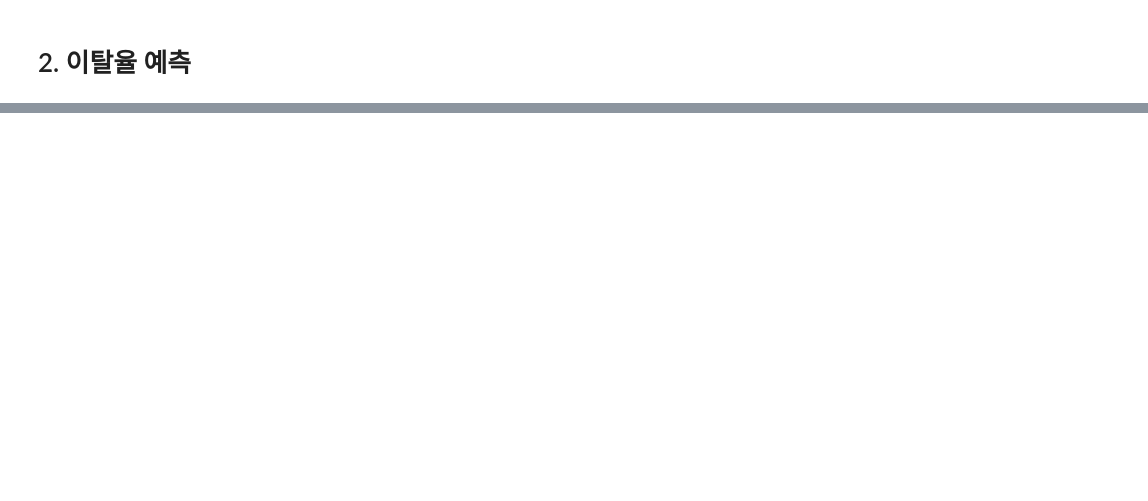
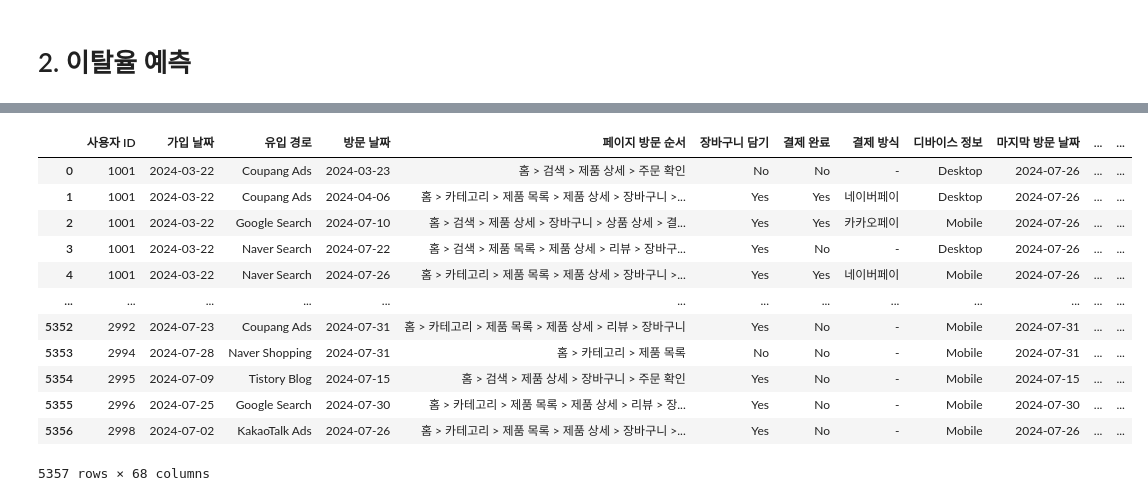
Before and after one commit to keep-asdf/Marketing-Data-Science, a Jupyter notebook: Growth/Analysis.ipynb, the cells around one changed output, grey strips where cells are left out. Drawn from its saved outputs; the diff is of its cells as text; code cells hidden in the pictures; blank space fills up the shorter version.

```diff
--- a/Growth/Analysis.ipynb
+++ b/Growth/Analysis.ipynb
@@ -143,0 +346,2 @@ Length: 1492, dtype: float64
+# %%
+data_eng['장바구니 방문 여부'] = data_eng['페이지 방문 순서'].apply(lambda x: 1 if '장바구니' in x else 0)
@@ -143,0 +350,10 @@ Length: 1492, dtype: float64
+# %%
+def categorize_visit_path(path):
+    if '장바구니' in path and '결제' in path:
+        return '구매 완료'
+    elif '장바구니' in path:
+        return '장바구니 확인'
+    else:
+        return '일반 탐색'
+
+data_eng['방문 경로 카테고리'] = data_eng['페이지 방문 순서'].apply(categorize_visit_path)
@@ -143,0 +362,2 @@ Length: 1492, dtype: float64
+# %%
+data_eng['마지막 방문 페이지'] = data_eng['페이지 방문 순서'].apply(lambda x: x.split('>')[-1])
@@ -143,0 +366,25 @@ Length: 1492, dtype: float64
+# %%
+from gensim.models import Word2Vec
+
+# 페이지 방문 순서를 단어 시퀀스로 변환 (페이지명을 공백을 기준으로 나눔)
+visit_sequences = data_eng['페이지 방문 순서'].apply(lambda x: x.split('>'))
+
+# Word2Vec 모델 학습 (단어 벡터를 생성)
+model = Word2Vec(visit_sequences, vector_size=50, window=5, min_count=1, workers=4)
+
+# 각 페이지 방문 순서의 평균 벡터 계산
+def get_average_word2vec(sequence, model):
+    vectors = [model.wv[page] for page in sequence if page in model.wv]
+    if len(vectors) == 0:
+        return [0] * model.vector_size
+    else:
+        return np.mean(vectors, axis=0)
+
+data_eng['페이지 방문 벡터'] = visit_sequences.apply(lambda seq: get_average_word2vec(seq, model))
+
+# Word2Vec 결과 벡터를 데이터프레임에 추가
+word2vec_df = pd.DataFrame(data_eng['페이지 방문 벡터'].tolist(), columns=[f'vec_{i}' for i in range(50)])
+data_with_word2vec = pd.concat([data_eng.reset_index(drop=True), word2vec_df.reset_index(drop=True)], axis=1)
+
+# 결과 확인
+data_with_word2vec.head()
@@ -143,0 +399,16 @@ Length: 1492, dtype: float64
+# %%
+data_with_word2vec
+# %% [output]
+|  | 사용자 ID | 가입 날짜 | 유입 경로 | 방문 날짜 | 페이지 방문 순서 | 장바구니 담기 | 결제 완료 | 결제 방식 | 디바이스 정보 | 마지막 방문 날짜 | ... | ... |
+| 0 | 1001 | 2024-03-22 | Coupang Ads | 2024-03-23 | 홈 > 검색 > 제품 상세 > 주문 확인 | No | No | - | Desktop | 2024-07-26 | ... | ... |
+| 1 | 1001 | 2024-03-22 | Coupang Ads | 2024-04-06 | 홈 > 카테고리 > 제품 목록 > 제품 상세 > 장바구니 >... | Yes | Yes | 네이버페이 | Desktop | 2024-07-26 | ... | ... |
+| 2 | 1001 | 2024-03-22 | Google Search | 2024-07-10 | 홈 > 검색 > 제품 상세 > 장바구니 > 상품 상세 > 결... | Yes | Yes | 카카오페이 | Mobile | 2024-07-26 | ... | ... |
+| 3 | 1001 | 2024-03-22 | Naver Search | 2024-07-22 | 홈 > 검색 > 제품 목록 > 제품 상세 > 리뷰 > 장바구... | Yes | No | - | Desktop | 2024-07-26 | ... | ... |
+| 4 | 1001 | 2024-03-22 | Naver Search | 2024-07-26 | 홈 > 카테고리 > 제품 목록 > 제품 상세 > 장바구니 >... | Yes | Yes | 네이버페이 | Mobile | 2024-07-26 | ... | ... |
+| ... | ... | ... | ... | ... | ... | ... | ... | ... | ... | ... | ... | ... |
+| 5352 | 2992 | 2024-07-23 | Coupang Ads | 2024-07-31 | 홈 > 카테고리 > 제품 목록 > 제품 상세 > 리뷰 > 장바구니 | Yes | No | - | Mobile | 2024-07-31 | ... | ... |
+| 5353 | 2994 | 2024-07-28 | Naver Shopping | 2024-07-31 | 홈 > 카테고리 > 제품 목록 | No | No | - | Mobile | 2024-07-31 | ... | ... |
+| 5354 | 2995 | 2024-07-09 | Tistory Blog | 2024-07-15 | 홈 > 검색 > 제품 상세 > 장바구니 > 주문 확인 | Yes | No | - | Mobile | 2024-07-15 | ... | ... |
+| 5355 | 2996 | 2024-07-25 | Google Search | 2024-07-30 | 홈 > 카테고리 > 제품 목록 > 제품 상세 > 리뷰 > 장... | Yes | No | - | Mobile | 2024-07-30 | ... | ... |
+| 5356 | 2998 | 2024-07-02 | KakaoTalk Ads | 2024-07-26 | 홈 > 카테고리 > 제품 목록 > 제품 상세 > 장바구니 >... | Yes | No | - | Mobile | 2024-07-26 | ... | ... |
+5357 rows × 68 columns
```
Also changed, not shown: parts of 37 cells of this notebook.
